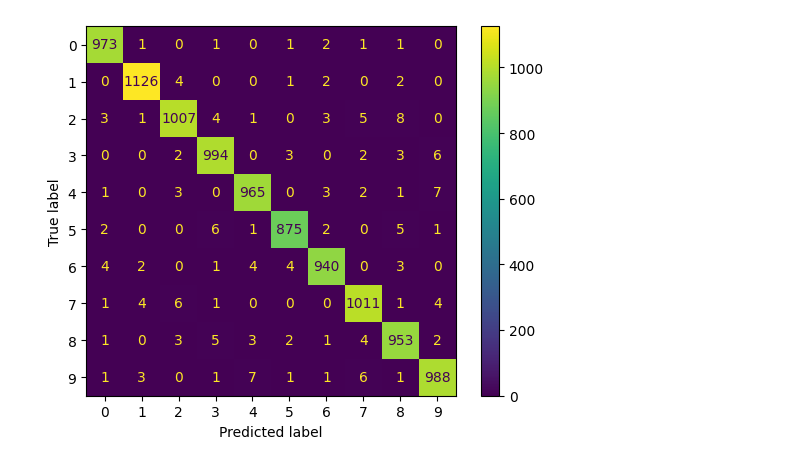
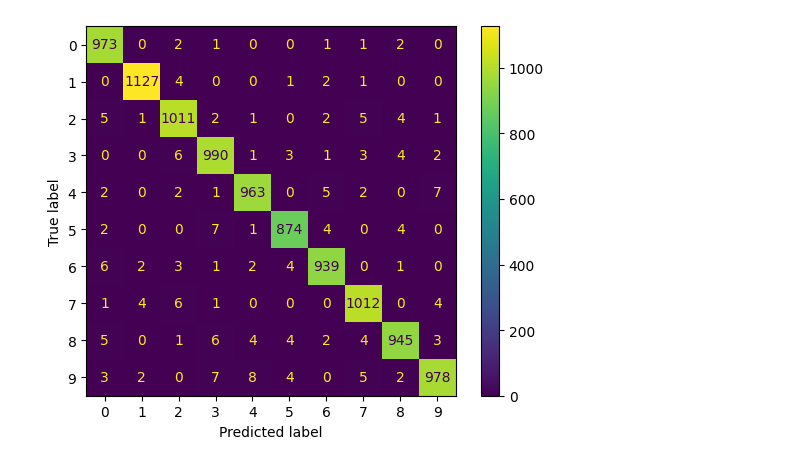
Before and after one commit to galymzhantore/hdr-ann-mnist, a Jupyter notebook: train.ipynb, the cells around one changed output. Cells and saved outputs as stored; diff of their text form; code cells hidden in the pictures.

```diff
--- a/train.ipynb
+++ b/train.ipynb
@@ -141,31 +121,31 @@ plt.show()
 # %%
 #Confusion Matrix
 
 mnist_net = MNISTNet(1400, 1).to(device)
 
 loss = torch.nn.CrossEntropyLoss()
 optimizer = torch.optim.Adam(mnist_net.parameters(), lr=1.0e-2)
 
 for epoch in range(1, 101):
     order = np.random.permutation(len(X_train))
-    for start_index in range(0, len(X_train), batch_size):
+    for start_index in range(0, len(X_train), 2900):
         optimizer.zero_grad()
-        batch_indexes = order[start_index:start_index+batch_size]
+        batch_indexes = order[start_index:start_index+2900]
         X_batch = X_train[batch_indexes].to(device)
         y_batch = y_train[batch_indexes].to(device)
         preds = mnist_net.forward(X_batch)
         loss_value = loss(preds, y_batch)
         loss_value.backward()
         optimizer.step()
         test_preds = mnist_net.forward(X_test)
 
 actual = y_test.cpu().numpy()
 predicted = test_preds.argmax(dim=1).cpu().numpy()
 
-from sklearn.metrics import confusion_matrix
-cm = confusion_matrix(actual, predicted)
+from sklearn import metrics
+cm = metrics.confusion_matrix(actual, predicted)
 cmdisp = metrics.ConfusionMatrixDisplay(confusion_matrix = cm, display_labels = [0, 1, 2, 3, 4, 5, 6, 7, 8, 9])
 cmdisp.plot()
 plt.show()
 # %% [output]
-[figure, old version]
+[figure, new version]
```
Also changed, not shown: parts of 9 cells of this notebook.
